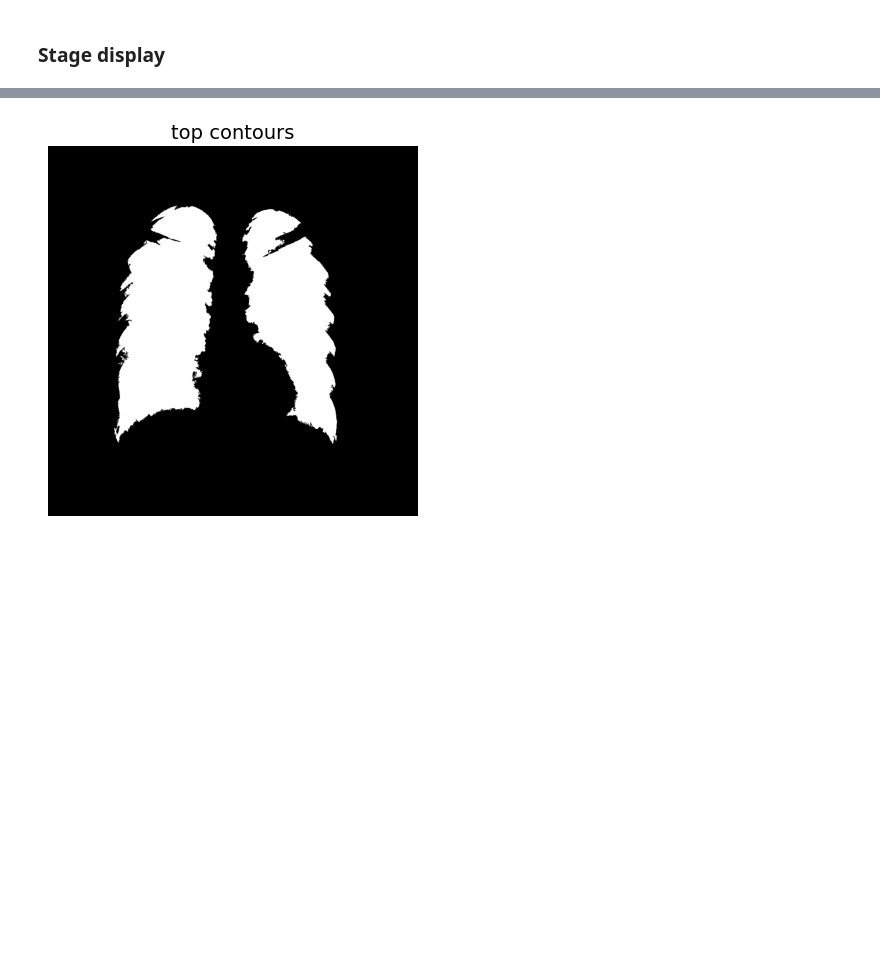
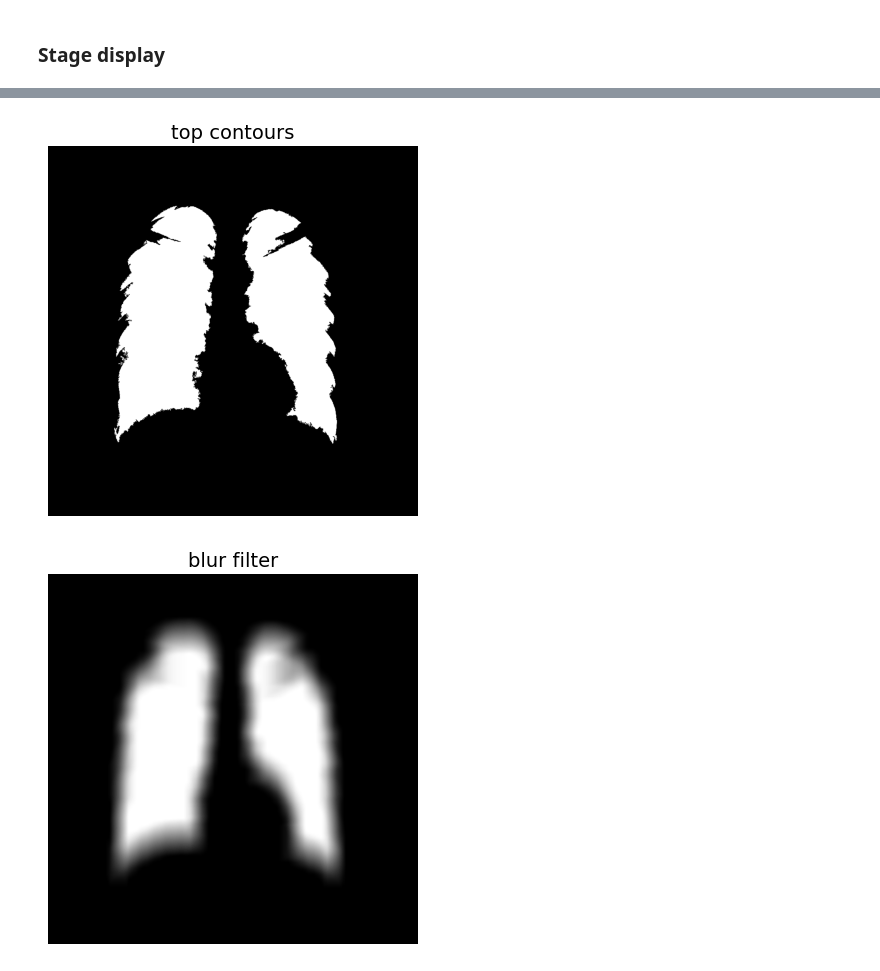
Before and after one commit to AminHajian/CNN-Lung-Segmentation, a Jupyter notebook: preprocing_steps.ipynb, the cells around one changed output, grey strips where cells are left out. Cells and saved outputs as stored; diff of their text form; code cells hidden in the pictures; blank space fills up the shorter version.

```diff
--- a/preprocing_steps.ipynb
+++ b/preprocing_steps.ipynb
@@ -101,6 +101,21 @@ def Extraction_of_large_contours (image):
     cv2.drawContours(image, top_contours, -1, 255, thickness=cv2.FILLED)
 
     return image
+
+
+def blurring (image):
+    # k_size
+    k_size = (int(image_size/20), int(image_size/10))
+    # Using cv2.blur() method
+    image = cv2.blur(image, k_size)
+
+    return(image)
+
+def manually_threshold (image):
+    image = np.where(image > 50, 255, image)
+    image = np.where(image < 50, 0, image)
+
+    return(image)
 # %% [markdown]
 ### Stage display
 # %%
@@ -110,30 +125,43 @@ for image_name in image_list:                            # Select image from fol
     display_image(image, 'Original image')
 
     # resizing
     image = image.resize((image_size, image_size))
 
     # Convert to numpy array
     image = np.array(image)
 
     # black amd white lung threshold
     image = black_white(image)
     display_image(image, 'threshold')
 
     # Blacken pixels from left and right
     edited_image_left = Placing_black_pixels(image.copy(), 'left')
     display_image(edited_image_left, 'Edited from left')
     edited_image_right = Placing_black_pixels(image.copy(), 'right')
     display_image(edited_image_right, 'Edited from right')
     image = Placing_black_pixels(image.copy(), 'left') ; image = Placing_black_pixels(image, 'right')
     display_image(image, 'Edited from both sides')
 
     # Extraction of large contours
     image = Extraction_of_large_contours(image)
     display_image(image, 'top contours')
+
+    # blurring
+    image = blurring(image)
+    display_image(image, 'blur filter')
+
+    # manually threshold
+    image = manually_threshold(image)
+    display_image(image, 'threshold again')
+
+    new_image_path = os.path.join(output_dir, image_name)
+    # Save the NumPy array as a JPEG file
+    cv2.imwrite(new_image_path, image)
 # %% [output]
 [figure]
 [figure]
 [figure]
 [figure]
 [figure]
 [figure]
+[figure, added]
```
Also changed, not shown: parts of 1 cell of this notebook, 1 other file.
